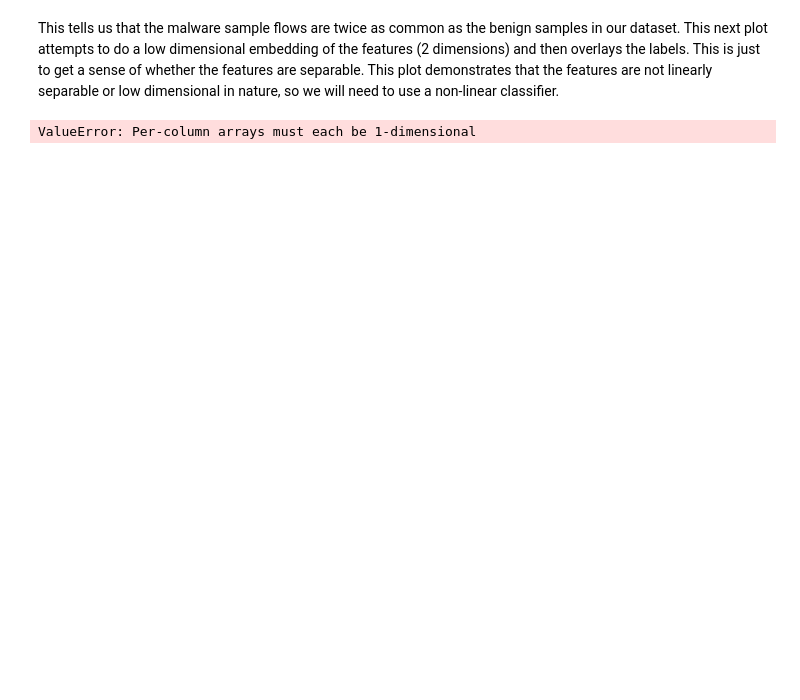
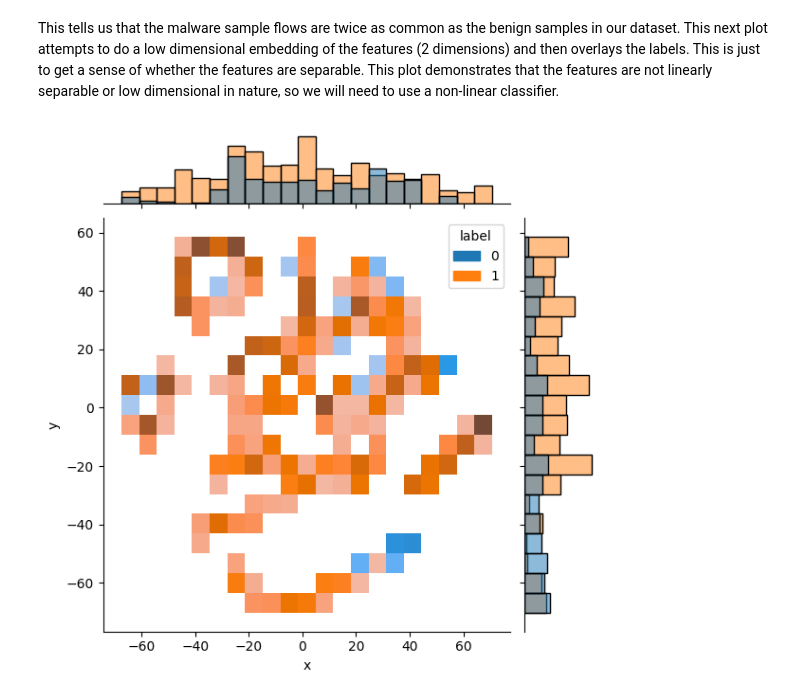
Before and after one commit to khannay/mdetect, a Jupyter notebook: nbs/00_core.ipynb, the cells around one changed output. Cells and saved outputs as stored; diff of their text form; code cells hidden in the pictures; blank space fills up the shorter version.

```diff
--- a/nbs/00_core.ipynb
+++ b/nbs/00_core.ipynb
@@ -879,12 +907,16 @@ def load_training_validation(malware_path: Path, # Path to Malware samples
                              benign_path: Path, # Path to Benign samples
                              load: bool = True, # Load the data from disk if already built
                              save: bool = True, # Save the data to disk
+                             store_path: Path | None= None, # Path to store the data
                              *args ,
                              **kwargs
                              ) -> Tuple[pd.DataFrame, np.array]:
 
-    benign_files = list(benign_path.glob('*.pcap*')).sort()
-    malware_files = list(malware_path.glob('*.pcap*')).sort()
+    benign_files = list(benign_path.glob('*.pcap*'))
+    malware_files = list(malware_path.glob('*.pcap*'))
+
+    benign_files.sort()
+    malware_files.sort()
 
     benign_filehash = hash_datafiles(benign_files)
     malware_filehash = hash_datafiles(malware_files)
@@ -893,14 +925,14 @@ def load_training_validation(malware_path: Path, # Path to Malware samples
     y_filename = f'y_{benign_filehash}_{malware_filehash}.csv.gz'
 
     # Load the data if files with those hashes exist
-    store_path = malware_path.parent / "datastore" / f"{benign_filehash}_{malware_filehash}"
+    store_path = malware_path.parent / "datastore" / f"{benign_filehash}_{malware_filehash}" if store_path is None else store_path
     store_path.mkdir(exist_ok=True)
     files_already_exist = (store_path / X_filename).exists() and (store_path / y_filename).exists()
 
     if load and files_already_exist:
-        print("Data found on disk at {store_path}: Loading from there")
+        print(f"Data found on disk at {store_path}: Loading from there")
         X = pd.read_csv(store_path / X_filename, delimiter=',')
-        y = pd.read_csv(store_path / y_filename, delimiter=',').to_numpy()
+        y = np.loadtxt(store_path / y_filename, delimiter=',')
         return X, y
 
     Xm = pd.concat([collect_flow_stats(f) for f in malware_files])
@@ -910,7 +942,7 @@ def load_training_validation(malware_path: Path, # Path to Malware samples
 
     if save:
         X.to_csv(store_path / X_filename, index=False)
-        pd.DataFrame(y).to_csv(store_path / y_filename, index=False)
+        np.savetxt(store_path / y_filename, y, delimiter=',')
 
     return X, y
 # %%
@@ -964,10 +1016,10 @@ This tells us that the malware sample flows are twice as common as the benign sa
 # %%
 # Create an tsne embedding of the data and show the labels from y_train
 
 TSNE_model = TSNE(n_components=2, random_state=42)
-X_embedded = TSNE_model.fit_transform(X_train)
+X_embedded = TSNE_model.fit_transform(X_train.to_numpy())
 
 df_tsne = pd.DataFrame({ 'x': X_embedded[:,0], 'y': X_embedded[:,1], 'label': y_train })
 sns.jointplot(data=df_tsne, x="x", y="y", hue="label", kind="hist");
 # %% [output]
-ValueError: Per-column arrays must each be 1-dimensional
+[figure, added]
```
Also changed, not shown: parts of 41 cells of this notebook, 38 other files.
